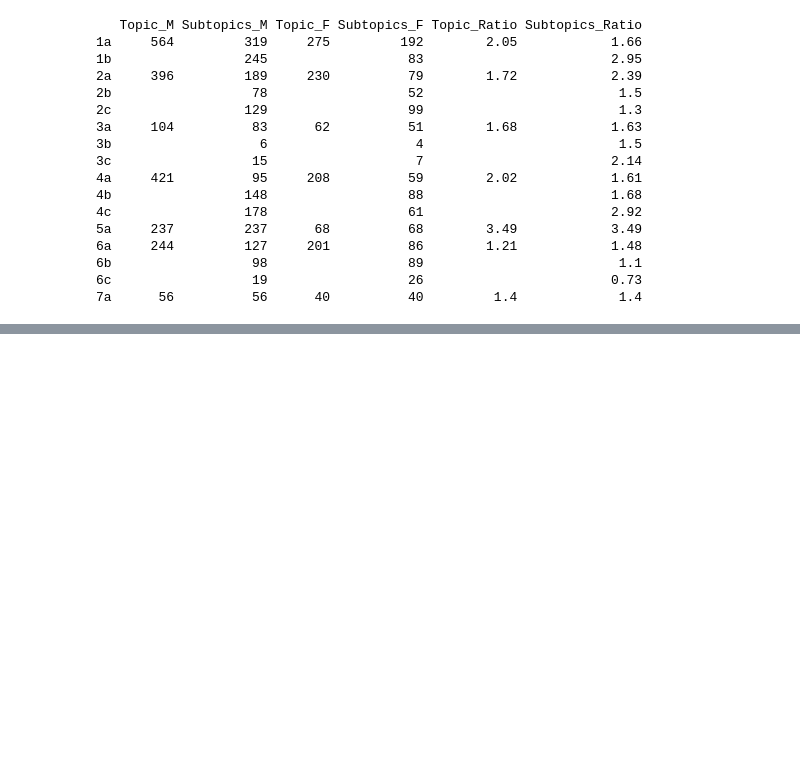
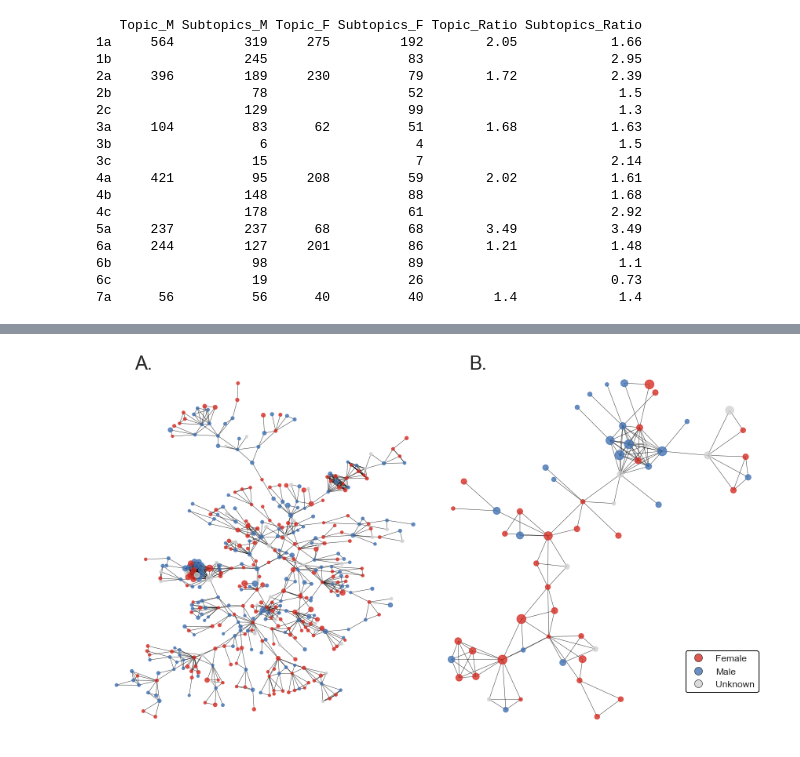
Before and after one commit to crahal/PopStudies_Review, a Jupyter notebook: src/popstudies_notebook.ipynb, the cells around one changed output, grey strips where cells are left out. Saved outputs shown, nothing was run; the diff lists cells and outputs as text; code cells hidden in the pictures; blank space fills up the shorter version.

```diff
--- a/src/popstudies_notebook.ipynb
+++ b/src/popstudies_notebook.ipynb
@@ -253,0 +138,4 @@ plt.show()
+# %%
+plot_G0_and_G1(G, authors_df, author_papers, figure_path)
+# %% [output]
+[figure, added]
```
Also changed, not shown: parts of 15 cells of this notebook, 23 other files.
